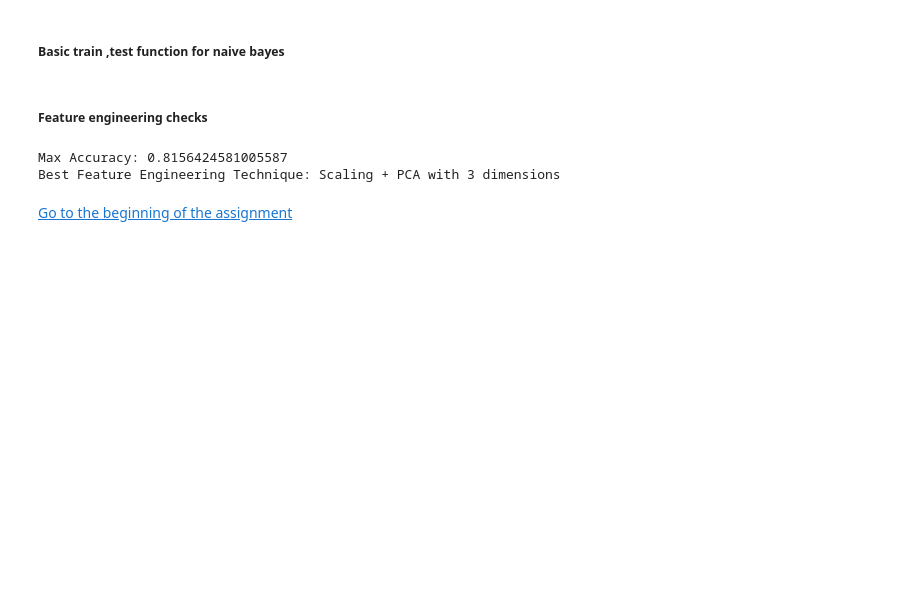
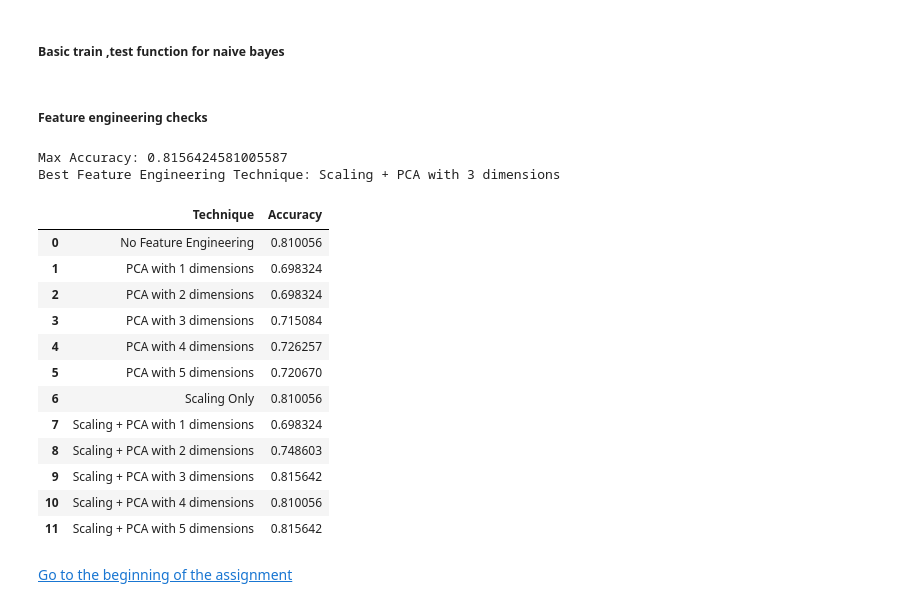
Before and after one commit to eranCat/TitanicML, a Jupyter notebook: Assignment2_supervised_learning_flow.ipynb, the cells around one changed output. Drawn from its saved outputs; the diff is of its cells as text; code cells hidden in the pictures; blank space fills up the shorter version.

```diff
--- a/Assignment2_supervised_learning_flow.ipynb
+++ b/Assignment2_supervised_learning_flow.ipynb
@@ -523,10 +534,24 @@ def get_best_feature_engineering_techniques(X_train, X_test, y_train, y_test, ma
 # %%
-max_accuracy, best_technique, best_X_train, best_X_test = get_best_feature_engineering_techniques(x_train, x_test, y_train, y_test, max_pca_dim=5)
+max_accuracy, best_technique, best_X_train, best_X_test,acc_df = get_best_feature_engineering_techniques(x_train, x_test, y_train, y_test, max_pca_dim=5)
 print(f'Max Accuracy: {max_accuracy}')
 print(f'Best Feature Engineering Technique: {best_technique}')
+display(acc_df)
 # %% [output]
 Max Accuracy: 0.8156424581005587
 Best Feature Engineering Technique: Scaling + PCA with 3 dimensions
+|  | Technique | Accuracy |
+| 0 | No Feature Engineering | 0.810056 |
+| 1 | PCA with 1 dimensions | 0.698324 |
+| 2 | PCA with 2 dimensions | 0.698324 |
+| 3 | PCA with 3 dimensions | 0.715084 |
+| 4 | PCA with 4 dimensions | 0.726257 |
+| 5 | PCA with 5 dimensions | 0.720670 |
+| 6 | Scaling Only | 0.810056 |
+| 7 | Scaling + PCA with 1 dimensions | 0.698324 |
+| 8 | Scaling + PCA with 2 dimensions | 0.748603 |
+| 9 | Scaling + PCA with 3 dimensions | 0.815642 |
+| 10 | Scaling + PCA with 4 dimensions | 0.810056 |
+| 11 | Scaling + PCA with 5 dimensions | 0.815642 |
 # %% [markdown]
 [Go to the beginning of the assignment](#table-of-contents)
 # %% [markdown]
```
Also changed, not shown: parts of 9 cells of this notebook.
